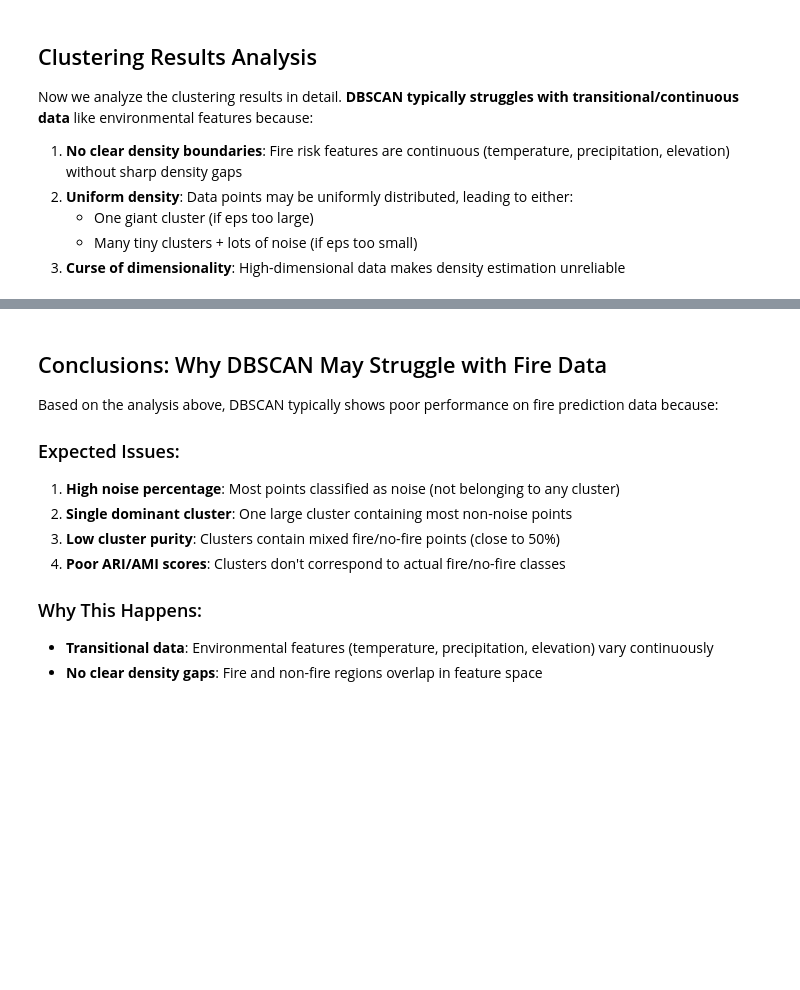
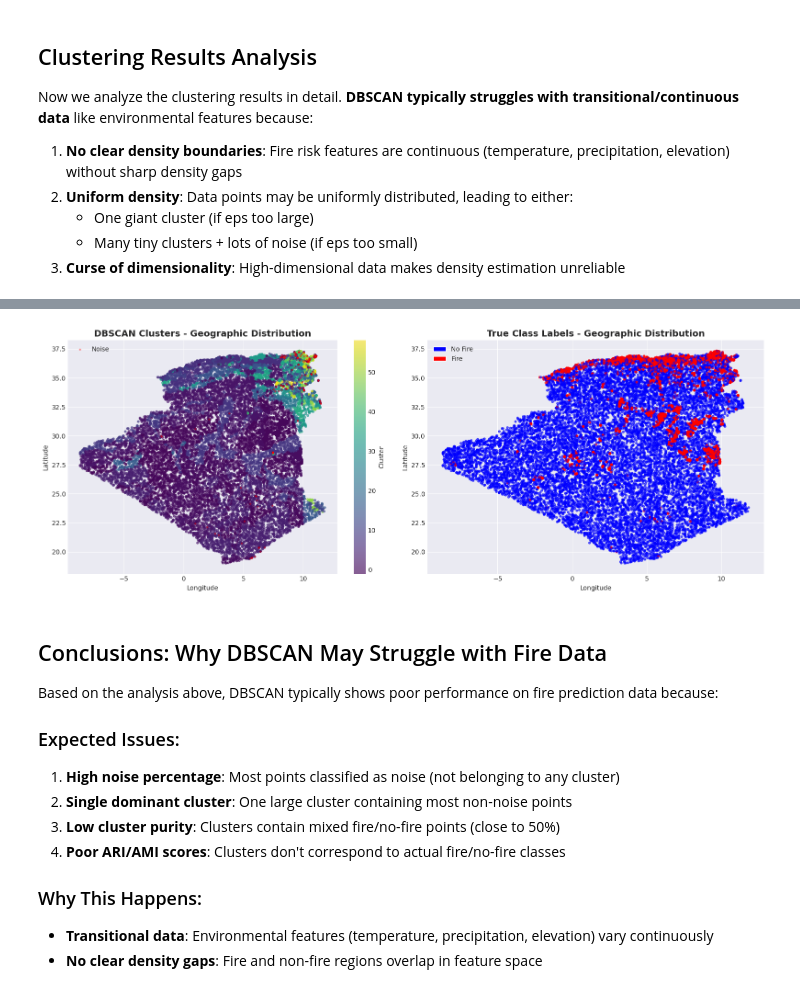
Before and after one commit to BESSAI-Tayeb/forest-fires-algeria-tunisia-analysis, a Jupyter notebook: analysis/unsupervised/dbscan.ipynb, the cells around one changed output, grey strips where cells are left out. Saved outputs shown, nothing was run; the diff lists cells and outputs as text; code cells hidden in the pictures; blank space fills up the shorter version.

```diff
--- a/analysis/unsupervised/dbscan.ipynb
+++ b/analysis/unsupervised/dbscan.ipynb
@@ -882,39 +646,41 @@ plt.show()
 # VISUALIZATION 3: Geographic Distribution of Clusters
 # =============================================================================
 # Reload original data to get coordinates
-df_with_coords = pd.read_csv(FIRES_ENGINEERED_UNSUPERVISED)
+df_with_coords = pd.read_csv(FIRES_ENGINEERED_TOP15_UNSUPERVISED)
 
 fig, axes = plt.subplots(1, 2, figsize=(16, 6))
 
 # Plot 1: Clusters on geographic map
 scatter1 = axes[0].scatter(df_with_coords['longitude'], df_with_coords['latitude'],
                            c=labels, cmap='viridis', s=10, alpha=0.6)
 axes[0].set_title('DBSCAN Clusters - Geographic Distribution', fontsize=14, fontweight='bold')
 axes[0].set_xlabel('Longitude')
 axes[0].set_ylabel('Latitude')
 plt.colorbar(scatter1, ax=axes[0], label='Cluster')
 
 # Highlight noise
 if np.sum(noise_mask) > 0:
     axes[0].scatter(df_with_coords.loc[noise_mask, 'longitude'],
                    df_with_coords.loc[noise_mask, 'latitude'],
                    c='red', s=5, alpha=0.3, label='Noise')
     axes[0].legend()
 
 # Plot 2: True labels on geographic map
 colors = ['blue' if y == 0 else 'red' for y in y_true]
 axes[1].scatter(df_with_coords['longitude'], df_with_coords['latitude'],
                c=colors, s=10, alpha=0.6)
 axes[1].set_title('True Class Labels - Geographic Distribution', fontsize=14, fontweight='bold')
 axes[1].set_xlabel('Longitude')
 axes[1].set_ylabel('Latitude')
 
 legend_elements = [Patch(facecolor='blue', label='No Fire'),
                    Patch(facecolor='red', label='Fire')]
 axes[1].legend(handles=legend_elements)
 
 plt.tight_layout()
 plt.show()
+# %% [output]
+[figure, added]
 # %% [markdown]
 ## Conclusions: Why DBSCAN May Struggle with Fire Data
 
```
Also changed, not shown: parts of 13 cells of this notebook, 2 other files.
